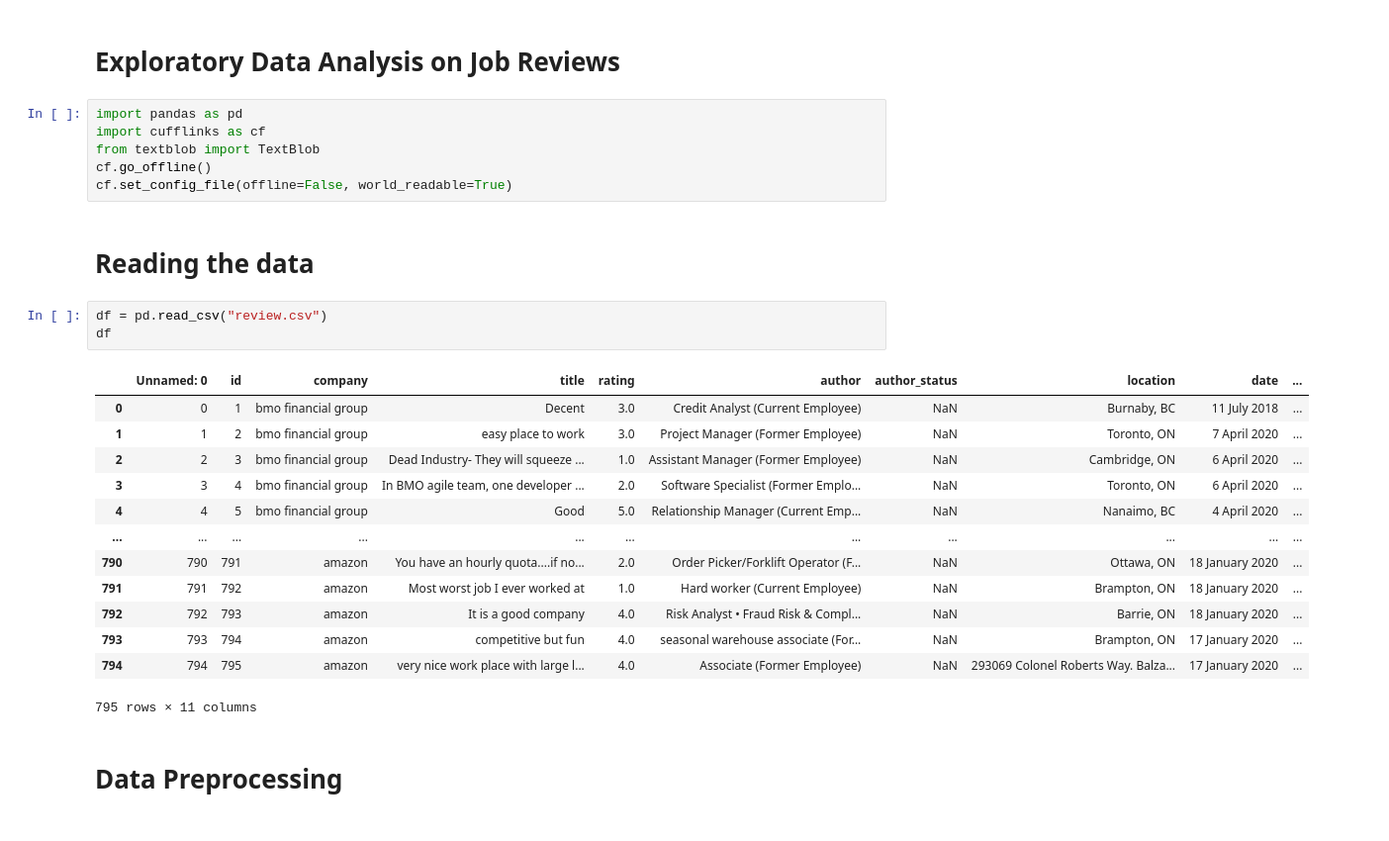
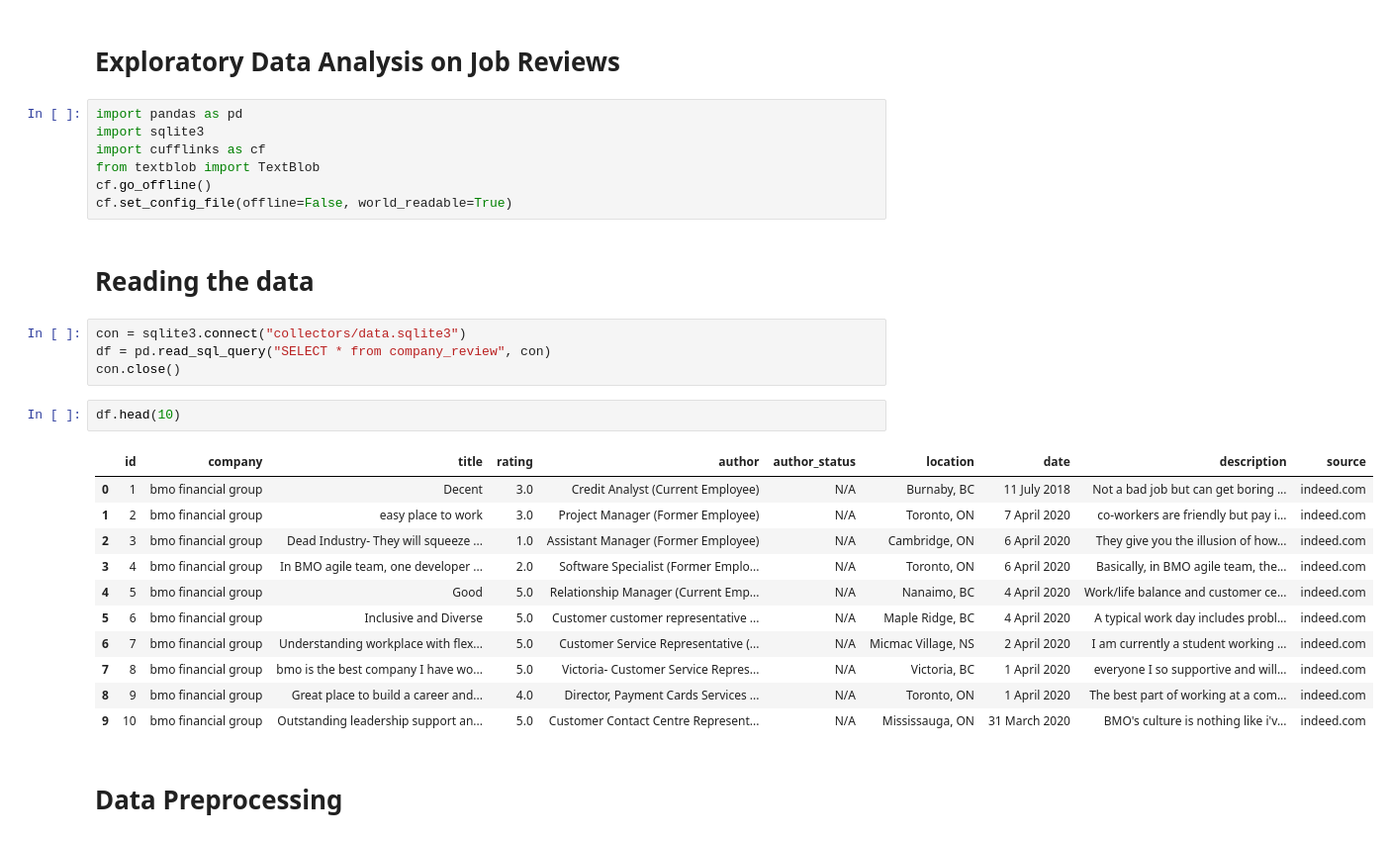
Before and after one commit to nguyen-cao/job-cruncher, a Jupyter notebook: job_reviews_eda.ipynb, the cells around one changed output. Shown at 99% size. Cells and saved outputs as stored; diff of their text form.

```diff
--- a/job_reviews_eda.ipynb
+++ b/job_reviews_eda.ipynb
@@ -2,29 +2,31 @@
 # Exploratory Data Analysis on Job Reviews
 # %%
 import pandas as pd
+import sqlite3
 import cufflinks as cf
 from textblob import TextBlob
 cf.go_offline()
 cf.set_config_file(offline=False, world_readable=True)
 # %% [markdown]
 # Reading the data
-# %%
-df = pd.read_csv("review.csv")
-df
-# %% [output]
-|  | Unnamed: 0 | id | company | title | rating | author | author_status | location | date | ... |
-| 0 | 0 | 1 | bmo financial group | Decent | 3.0 | Credit Analyst (Current Employee) | NaN | Burnaby, BC | 11 July 2018 | ... |
-| 1 | 1 | 2 | bmo financial group | easy place to work | 3.0 | Project Manager (Former Employee) | NaN | Toronto, ON | 7 April 2020 | ... |
-| 2 | 2 | 3 | bmo financial group | Dead Industry- They will squeeze ... | 1.0 | Assistant Manager (Former Employee) | NaN | Cambridge, ON | 6 April 2020 | ... |
-| 3 | 3 | 4 | bmo financial group | In BMO agile team, one developer ... | 2.0 | Software Specialist (Former Emplo... | NaN | Toronto, ON | 6 April 2020 | ... |
-| 4 | 4 | 5 | bmo financial group | Good | 5.0 | Relationship Manager (Current Emp... | NaN | Nanaimo, BC | 4 April 2020 | ... |
-| ... | ... | ... | ... | ... | ... | ... | ... | ... | ... | ... |
-| 790 | 790 | 791 | amazon | You have an hourly quota....if no... | 2.0 | Order Picker/Forklift Operator (F... | NaN | Ottawa, ON | 18 January 2020 | ... |
-| 791 | 791 | 792 | amazon | Most worst job I ever worked at | 1.0 | Hard worker (Current Employee) | NaN | Brampton, ON | 18 January 2020 | ... |
-| 792 | 792 | 793 | amazon | It is a good company | 4.0 | Risk Analyst • Fraud Risk & Compl... | NaN | Barrie, ON | 18 January 2020 | ... |
-| 793 | 793 | 794 | amazon | competitive but fun | 4.0 | seasonal warehouse associate (For... | NaN | Brampton, ON | 17 January 2020 | ... |
-| 794 | 794 | 795 | amazon | very nice work place with large l... | 4.0 | Associate (Former Employee) | NaN | 293069 Colonel Roberts Way. Balza... | 17 January 2020 | ... |
-795 rows × 11 columns
+# %%
+con = sqlite3.connect("collectors/data.sqlite3")
+df = pd.read_sql_query("SELECT * from company_review", con)
+con.close()
+# %%
+df.head(10)
+# %% [output]
+|  | id | company | title | rating | author | author_status | location | date | description | source |
+| 0 | 1 | bmo financial group | Decent | 3.0 | Credit Analyst (Current Employee) | N/A | Burnaby, BC | 11 July 2018 | Not a bad job but can get boring ... | indeed.com |
+| 1 | 2 | bmo financial group | easy place to work | 3.0 | Project Manager (Former Employee) | N/A | Toronto, ON | 7 April 2020 | co-workers are friendly but pay i... | indeed.com |
+| 2 | 3 | bmo financial group | Dead Industry- They will squeeze ... | 1.0 | Assistant Manager (Former Employee) | N/A | Cambridge, ON | 6 April 2020 | They give you the illusion of how... | indeed.com |
+| 3 | 4 | bmo financial group | In BMO agile team, one developer ... | 2.0 | Software Specialist (Former Emplo... | N/A | Toronto, ON | 6 April 2020 | Basically, in BMO agile team, the... | indeed.com |
+| 4 | 5 | bmo financial group | Good | 5.0 | Relationship Manager (Current Emp... | N/A | Nanaimo, BC | 4 April 2020 | Work/life balance and customer ce... | indeed.com |
+| 5 | 6 | bmo financial group | Inclusive and Diverse | 5.0 | Customer customer representative ... | N/A | Maple Ridge, BC | 4 April 2020 | A typical work day includes probl... | indeed.com |
+| 6 | 7 | bmo financial group | Understanding workplace with flex... | 5.0 | Customer Service Representative (... | N/A | Micmac Village, NS | 2 April 2020 | I am currently a student working ... | indeed.com |
+| 7 | 8 | bmo financial group | bmo is the best company I have wo... | 5.0 | Victoria- Customer Service Repres... | N/A | Victoria, BC | 1 April 2020 | everyone I so supportive and will... | indeed.com |
+| 8 | 9 | bmo financial group | Great place to build a career and... | 4.0 | Director, Payment Cards Services ... | N/A | Toronto, ON | 1 April 2020 | The best part of working at a com... | indeed.com |
+| 9 | 10 | bmo financial group | Outstanding leadership support an... | 5.0 | Customer Contact Centre Represent... | N/A | Mississauga, ON | 31 March 2020 | BMO's culture is nothing like i'v... | indeed.com |
 # %% [markdown]
 # Data Preprocessing
 # %%
```
Also changed, not shown: 3 other files.
